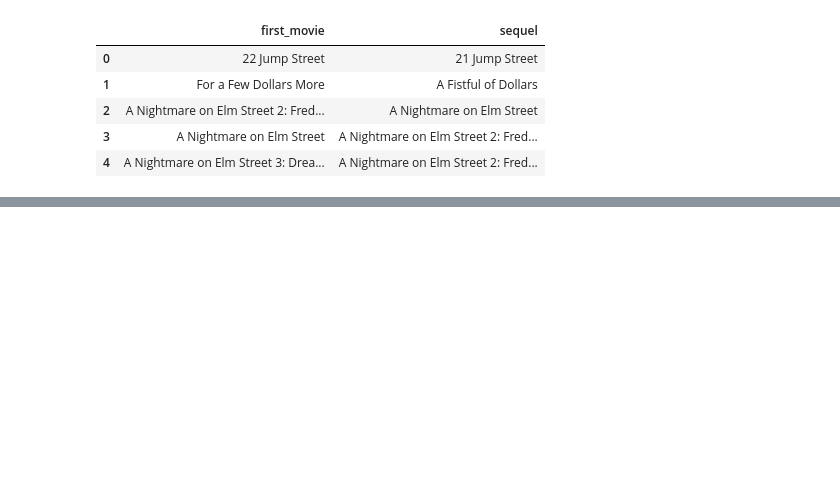
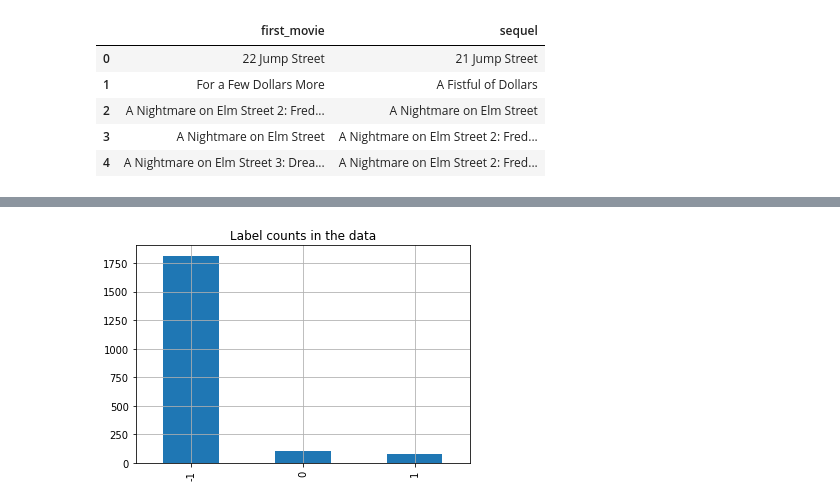
Before and after one commit to MaximeKan/Semi-Supervised, a Jupyter notebook: Identify_sequels.ipynb, the cells around one changed output, grey strips where cells are left out. Cells and saved outputs as stored; diff of their text form; code cells hidden in the pictures; blank space fills up the shorter version.

Commit message:
Added the unlabeled data points, created the movie pairs table

```diff
--- a/Identify_sequels.ipynb
+++ b/Identify_sequels.ipynb
@@ -141,0 +148,3 @@ non_sequel_table.head()
+# %%
+cast_titles = pd.merge(cast_movies, titles, on = 'tconst', how = 'inner')
+cast_titles.head()
@@ -141,0 +158,13 @@ non_sequel_table.head()
+# %%
+unlabeled_first_movie_list = []
+unlabeled_sequel_movie_list = []
+
+for name in names_for_unsupervised:
+  name_movies = cast_titles[cast_titles.primaryName == name].primaryTitle.unique()
+  for first_movie in name_movies:
+    for sequel_movie in name_movies:
+      if first_movie != sequel_movie:
+        unlabeled_first_movie_list.append(first_movie)
+        unlabeled_sequel_movie_list.append(sequel_movie)
+# %%
+unlabeled_table = prepare_data(unlabeled_first_movie_list, unlabeled_sequel_movie_list)
@@ -141,0 +180,6 @@ non_sequel_table.head()
+# %%
+sequel_table['sequel'] = 1
+non_sequel_table['sequel'] = 0
+unlabeled_table['sequel'] = -1
+movie_pairs = pd.concat([sequel_table,non_sequel_table,unlabeled_table], axis = 0)
+movie_pairs.head()
@@ -142,3 +193,9 @@ non_sequel_table.head()
+# %%
+movie_pairs.sequel.value_counts().plot(kind='bar')
+plt.title('Label counts in the data')
+plt.grid()
+# %% [output]
+[figure, added]
 # %%
 def get_plot(movie_table):
   plot_list = {}
```
Also changed, not shown: parts of 21 cells of this notebook.
